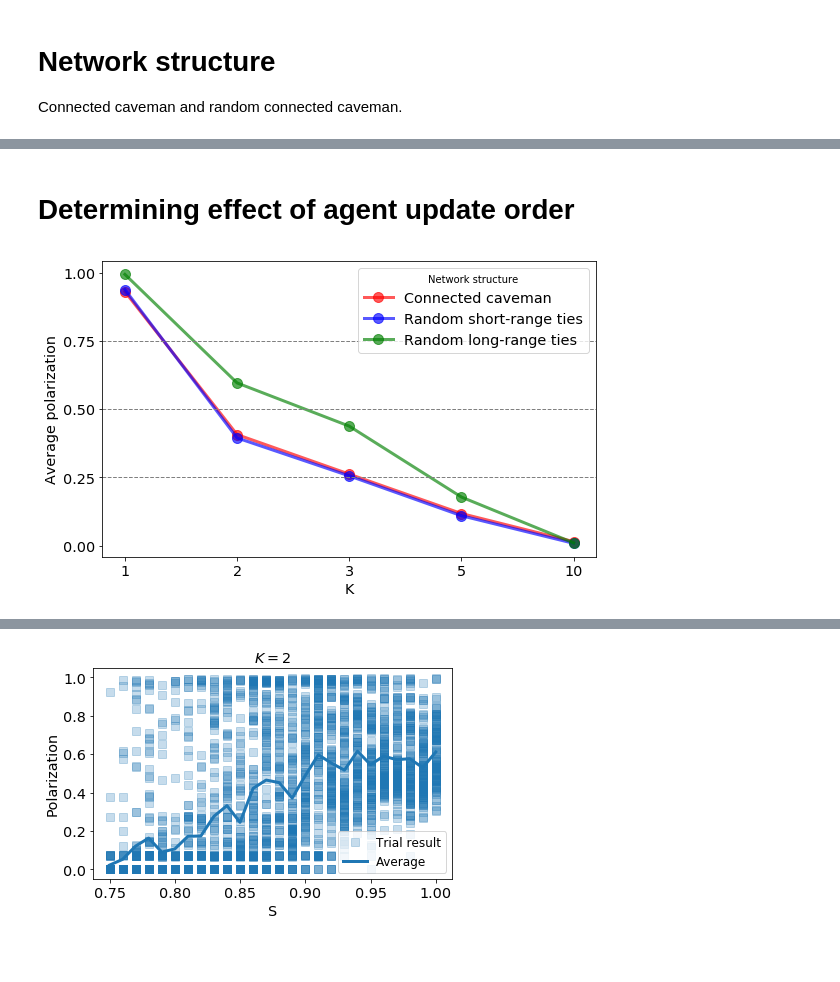
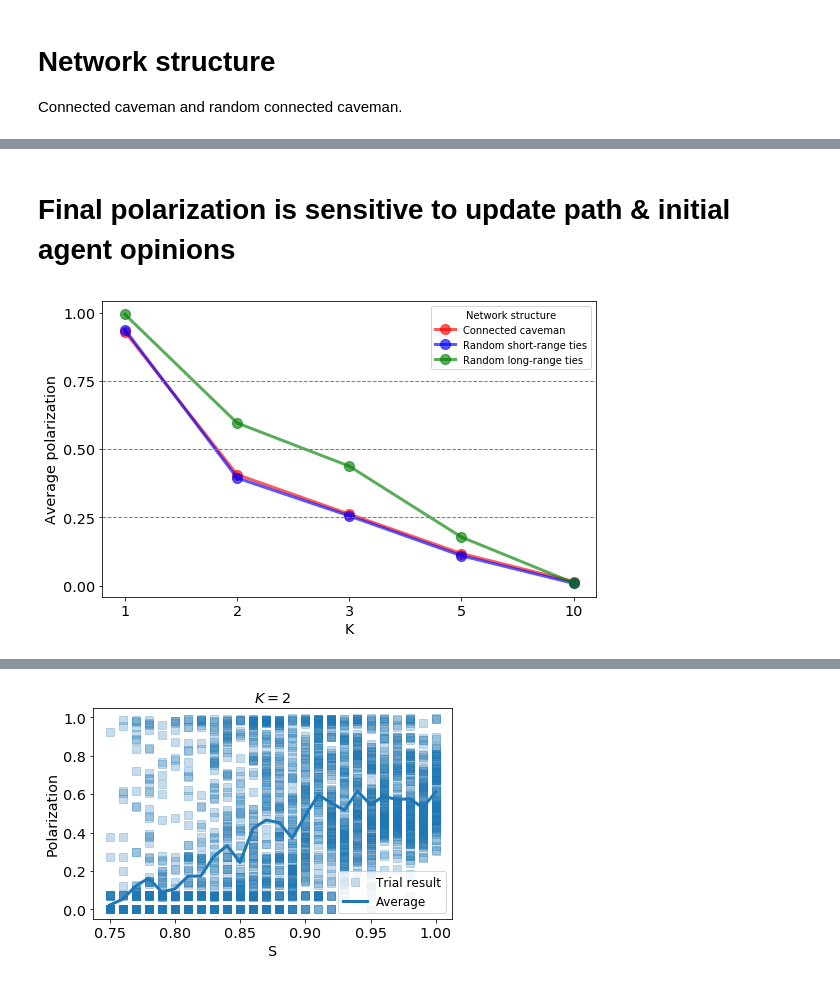
Before and after one commit to mt-digital/polarization, a Jupyter notebook: notebooks/Complexity Special Issue Supplement.ipynb, the cells around one changed output, grey strips where cells are left out. Cells and saved outputs as stored; diff of their text form; code cells hidden in the pictures; blank space fills up the shorter version.

```diff
--- a/notebooks/Complexity Special Issue Supplement.ipynb
+++ b/notebooks/Complexity Special Issue Supplement.ipynb
@@ -373,14 +214,14 @@ vis_graph(20, 5, l=1.5, randomize=20, disconnected=False,
-# %% [markdown]
-# Determining effect of agent update order
+# %% [markdown]
+# Final polarization is sensitive to update path & initial agent opinions
 # %%
 from complexity_analysis import plot_figure12b
-
-plot_figure12b('../data/finegrained_K_4-18/', stddev='off',
+data_dir = os.path.join('..', 'data', 'experiments_over_K')
+plot_figure12b(data_dir, stddev='off',
                full_ylim=True, x=[1, 2, 3, 5, 10],
                save_path='p_vs_K_fm.pdf',
                figsize=(8, 5), lw=3)
 # %% [output]
-[figure, old version]
+[figure, new version]
 # %%
 from complexity_analysis import plot_single_K_experiment
 
```
Also changed, not shown: parts of 30 cells of this notebook, 3 other files.
